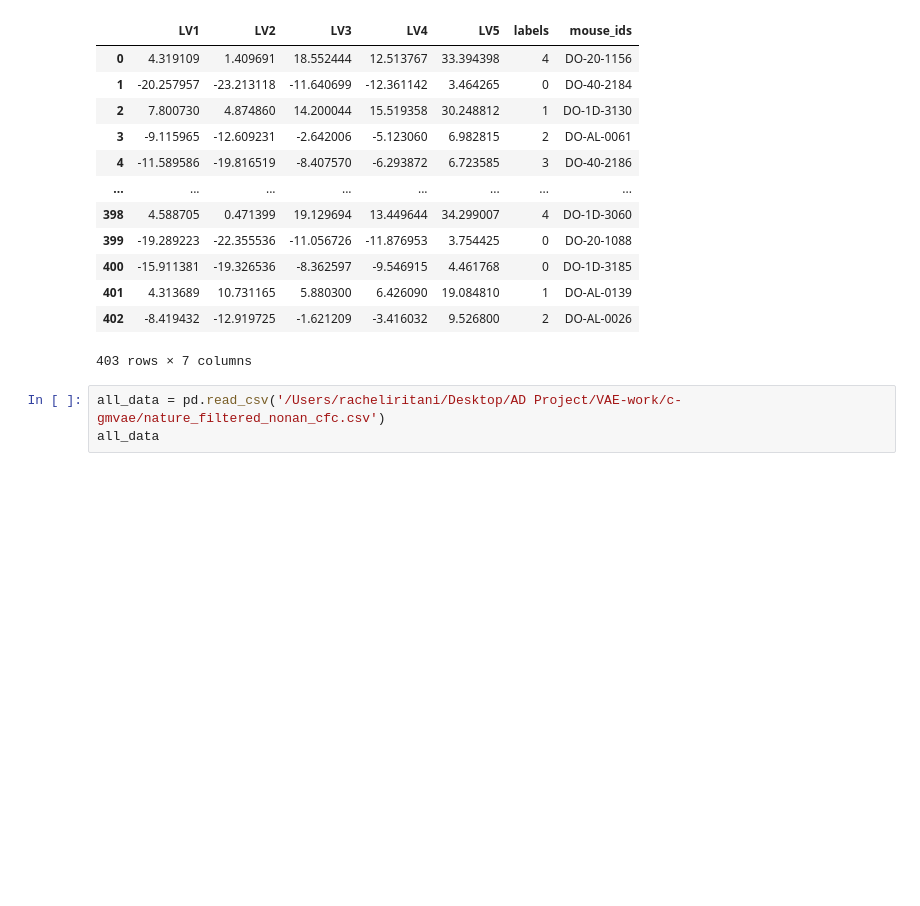
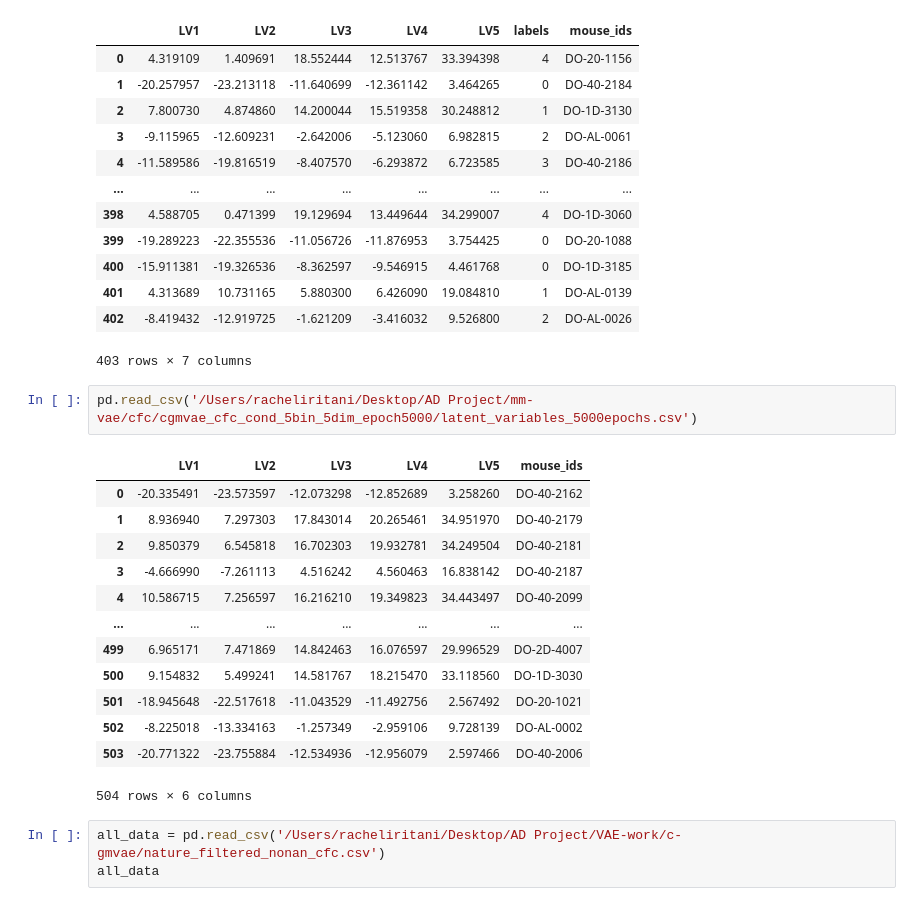
Before and after one commit to draeloslab/mm-vae, a Jupyter notebook: plot_latent_space_cfc_cond.ipynb, the cells around one changed output. Saved outputs shown, nothing was run; the diff lists cells and outputs as text; blank space fills up the shorter version.

```diff
--- a/plot_latent_space_cfc_cond.ipynb
+++ b/plot_latent_space_cfc_cond.ipynb
@@ -75,6 +75,22 @@ data
 | 401 | 4.313689 | 10.731165 | 5.880300 | 6.426090 | 19.084810 | 1 | DO-AL-0139 |
 | 402 | -8.419432 | -12.919725 | -1.621209 | -3.416032 | 9.526800 | 2 | DO-AL-0026 |
 403 rows × 7 columns
+# %%
+pd.read_csv('/Users/racheliritani/Desktop/AD Project/mm-vae/cfc/cgmvae_cfc_cond_5bin_5dim_epoch5000/latent_variables_5000epochs.csv')
+# %% [output]
+|  | LV1 | LV2 | LV3 | LV4 | LV5 | mouse_ids |
+| 0 | -20.335491 | -23.573597 | -12.073298 | -12.852689 | 3.258260 | DO-40-2162 |
+| 1 | 8.936940 | 7.297303 | 17.843014 | 20.265461 | 34.951970 | DO-40-2179 |
+| 2 | 9.850379 | 6.545818 | 16.702303 | 19.932781 | 34.249504 | DO-40-2181 |
+| 3 | -4.666990 | -7.261113 | 4.516242 | 4.560463 | 16.838142 | DO-40-2187 |
+| 4 | 10.586715 | 7.256597 | 16.216210 | 19.349823 | 34.443497 | DO-40-2099 |
+| ... | ... | ... | ... | ... | ... | ... |
+| 499 | 6.965171 | 7.471869 | 14.842463 | 16.076597 | 29.996529 | DO-2D-4007 |
+| 500 | 9.154832 | 5.499241 | 14.581767 | 18.215470 | 33.118560 | DO-1D-3030 |
+| 501 | -18.945648 | -22.517618 | -11.043529 | -11.492756 | 2.567492 | DO-20-1021 |
+| 502 | -8.225018 | -13.334163 | -1.257349 | -2.959106 | 9.728139 | DO-AL-0002 |
+| 503 | -20.771322 | -23.755884 | -12.534936 | -12.956079 | 2.597466 | DO-40-2006 |
+504 rows × 6 columns
 # %%
 all_data = pd.read_csv('/Users/racheliritani/Desktop/AD Project/VAE-work/c-gmvae/nature_filtered_nonan_cfc.csv')
 all_data
```
Also changed, not shown: 12 other files.
